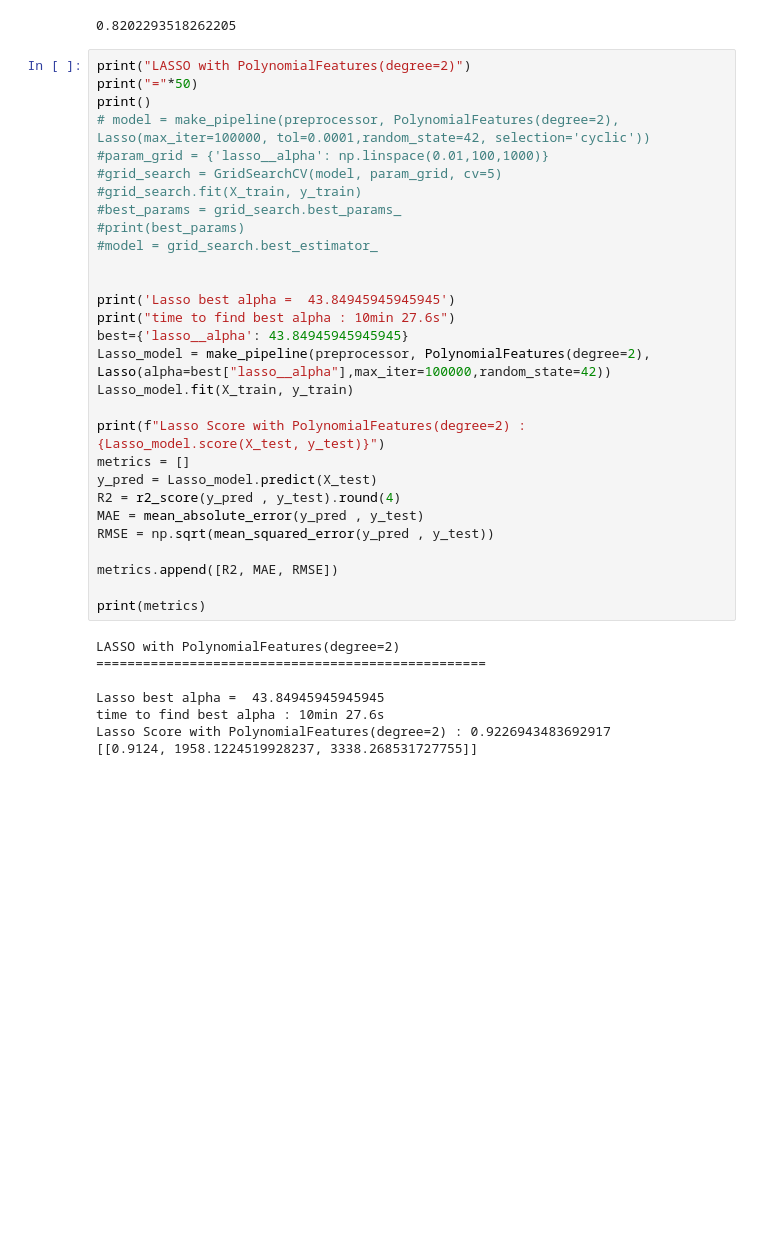
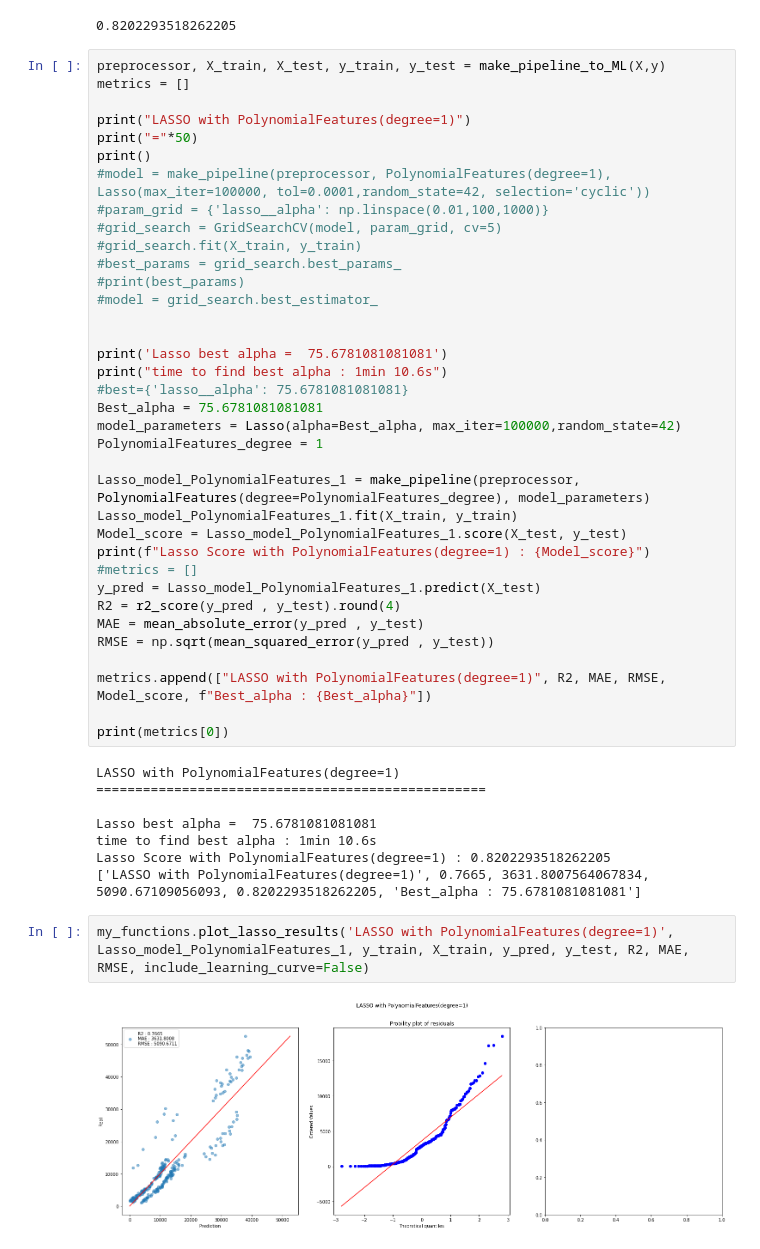
Before and after one commit to zoltarzol/brief_assur_aimant, a Jupyter notebook: Emad/analyse/new_test_Emad.ipynb, the cells around one changed output. Saved outputs shown, nothing was run; the diff lists cells and outputs as text; blank space fills up the shorter version.

```diff
--- a/Emad/analyse/new_test_Emad.ipynb
+++ b/Emad/analyse/new_test_Emad.ipynb
@@ -132,10 +120,13 @@ LASSO
 Lasso best alpha =  75.6781081081081
 0.8202293518262205
 # %%
-print("LASSO with PolynomialFeatures(degree=2)")
+preprocessor, X_train, X_test, y_train, y_test = make_pipeline_to_ML(X,y)
+metrics = []
+
+print("LASSO with PolynomialFeatures(degree=1)")
 print("="*50)
 print()
-# model = make_pipeline(preprocessor, PolynomialFeatures(degree=2), Lasso(max_iter=100000, tol=0.0001,random_state=42, selection='cyclic'))
+#model = make_pipeline(preprocessor, PolynomialFeatures(degree=1), Lasso(max_iter=100000, tol=0.0001,random_state=42, selection='cyclic'))
 #param_grid = {'lasso__alpha': np.linspace(0.01,100,1000)}
 #grid_search = GridSearchCV(model, param_grid, cv=5)
 #grid_search.fit(X_train, y_train)
@@ -144,27 +135,35 @@ print()
 #model = grid_search.best_estimator_
 
 
-print('Lasso best alpha =  43.84945945945945')
-print("time to find best alpha : 10min 27.6s")
-best={'lasso__alpha': 43.84945945945945}
-Lasso_model = make_pipeline(preprocessor, PolynomialFeatures(degree=2), Lasso(alpha=best["lasso__alpha"],max_iter=100000,random_state=42))
-Lasso_model.fit(X_train, y_train)
+print('Lasso best alpha =  75.6781081081081')
+print("time to find best alpha : 1min 10.6s")
+#best={'lasso__alpha': 75.6781081081081}
+Best_alpha = 75.6781081081081
+model_parameters = Lasso(alpha=Best_alpha, max_iter=100000,random_state=42)
+PolynomialFeatures_degree = 1
 
-print(f"Lasso Score with PolynomialFeatures(degree=2) : {Lasso_model.score(X_test, y_test)}")
-metrics = []
-y_pred = Lasso_model.predict(X_test)
+Lasso_model_PolynomialFeatures_1 = make_pipeline(preprocessor, PolynomialFeatures(degree=PolynomialFeatures_degree), model_parameters)
+Lasso_model_PolynomialFeatures_1.fit(X_train, y_train)
+Model_score = Lasso_model_PolynomialFeatures_1.score(X_test, y_test)
+print(f"Lasso Score with PolynomialFeatures(degree=1) : {Model_score}")
+#metrics = []
+y_pred = Lasso_model_PolynomialFeatures_1.predict(X_test)
 R2 = r2_score(y_pred , y_test).round(4)
 MAE = mean_absolute_error(y_pred , y_test)
 RMSE = np.sqrt(mean_squared_error(y_pred , y_test))
 
-metrics.append([R2, MAE, RMSE])
+metrics.append(["LASSO with PolynomialFeatures(degree=1)", R2, MAE, RMSE, Model_score, f"Best_alpha : {Best_alpha}"])
 
-print(metrics)
+print(metrics[0])
 # %% [output]
-LASSO with PolynomialFeatures(degree=2)
+LASSO with PolynomialFeatures(degree=1)
 ==================================================
 
-Lasso best alpha =  43.84945945945945
-time to find best alpha : 10min 27.6s
-Lasso Score with PolynomialFeatures(degree=2) : 0.9226943483692917
-[[0.9124, 1958.1224519928237, 3338.268531727755]]
+Lasso best alpha =  75.6781081081081
+time to find best alpha : 1min 10.6s
+Lasso Score with PolynomialFeatures(degree=1) : 0.8202293518262205
+['LASSO with PolynomialFeatures(degree=1)', 0.7665, 3631.8007564067834, 5090.67109056093, 0.8202293518262205, 'Best_alpha : 75.6781081081081']
+# %%
+my_functions.plot_lasso_results('LASSO with PolynomialFeatures(degree=1)', Lasso_model_PolynomialFeatures_1, y_train, X_train, y_pred, y_test, R2, MAE, RMSE, include_learning_curve=False)
+# %% [output]
+[figure, added]
```
Also changed, not shown: parts of 7 cells of this notebook, 1 other file.
